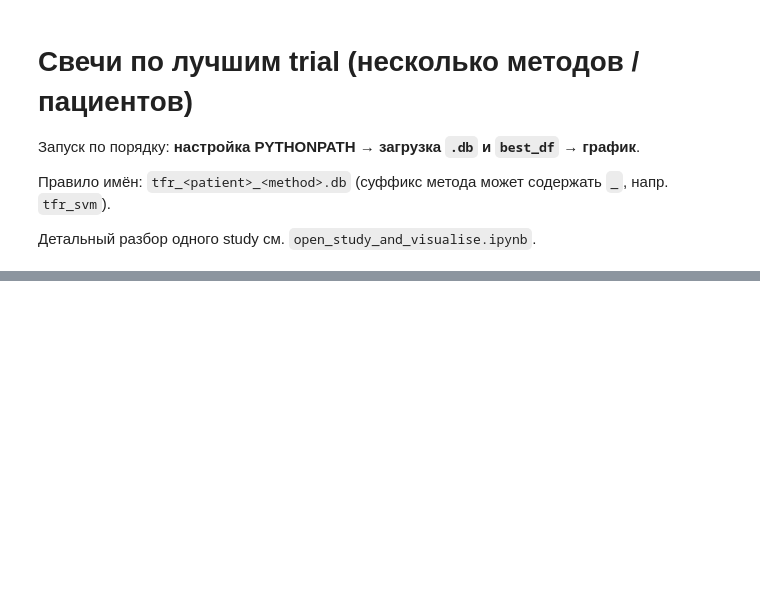
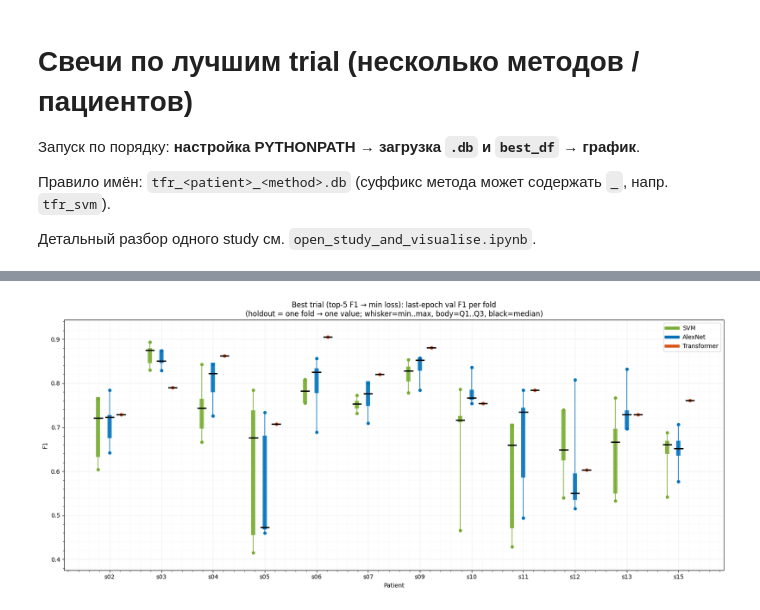
Before and after one commit to slendersold/NeuronDeCo, a Jupyter notebook: notebooks/candlesticks_best_trials.ipynb, the cells around one changed output, grey strips where cells are left out. Saved outputs shown, nothing was run; the diff lists cells and outputs as text; code cells hidden in the pictures; blank space fills up the shorter version.

Commit message:
changes of visualisation ideas
changed how SVM is visualised and left results of the visualisation - candlesticks (transformer yet not with CV)

```diff
--- a/notebooks/candlesticks_best_trials.ipynb
+++ b/notebooks/candlesticks_best_trials.ipynb
@@ -57,7 +59,7 @@ def select_best_trial_top5_f1_then_min_loss(study):
 # method = суффикс после tfr_<patient>_ (transformer, alexnet, tfr_svm, …).
 RUN_DIRS = (
     Path("../../PreprocessedData/2026-04-01"),
-    # Path("../../PreprocessedData/2026-05-10"),
+    Path("../../PreprocessedData/2026-05-10"),
 )
 
 by_stem: dict[str, Path] = {}
@@ -137,7 +161,7 @@ if best_df.empty:
     raise RuntimeError("No best trials. Run previous cell first.")
 
 # Столбцы на графике (порядок). None → все методы из best_df + хвост «не упомянутые».
-METHODS_ORDER: list[str] | None = ["alexnet", "transformer", "tfr_svm"]
+METHODS_ORDER: list[str] | None = ["tfr_svm", "alexnet", "transformer"]
 
 
 def _last_epoch_f1_per_fold(row) -> np.ndarray:
@@ -164,14 +188,15 @@ def _last_epoch_f1_per_fold(row) -> np.ndarray:
 
 
 _default_method_labels = {
+    "tfr_svm": "SVM",
     "alexnet": "AlexNet",
     "transformer": "Transformer",
-    "tfr_svm": "TFR + SVM",
+
 }
 _default_method_colors = {
+    "tfr_svm": (0.466, 0.674, 0.188),
     "alexnet": (0.0, 0.447, 0.741),
     "transformer": (0.85, 0.325, 0.098),
-    "tfr_svm": (0.466, 0.674, 0.188),
 }
 
 
@@ -245,30 +270,32 @@ for m_idx, method in enumerate(methods_order):
         all_y.extend([vmin, vmax])
 
         ax.plot([x, x], [vmin, vmax], color=color, linewidth=1.2, alpha=0.95, zorder=2)
         ax.scatter([x, x], [vmin, vmax], color=color, s=22, zorder=3)
         ax.plot([x, x], [q1, q3], color=color, linewidth=7.0, alpha=0.88, zorder=4)
         ax.plot([x - box_width / 2, x + box_width / 2], [med, med], color="black", linewidth=2.2, zorder=5)
 
 ax.set_xticks(base_x)
 ax.set_xticklabels(patient_order)
 ax.set_xlabel("Patient")
 ax.set_ylabel("F1")
 ax.set_title(
     "Best trial (top-5 F1 → min loss): last-epoch val F1 per fold\n"
     "(holdout = one fold → one value; whisker=min..max, body=Q1..Q3, black=median)"
 )
 
 if all_y:
     ymin, ymax = min(all_y), max(all_y)
     pad = max(0.02, 0.08 * (ymax - ymin if ymax > ymin else 1.0))
     ax.set_ylim(ymin - pad, ymax + pad)
 
 legend_handles = [
     Line2D([0], [0], color=_color_for_method(m), lw=5, label=_label_for_method(m))
     for m in methods_order
     if not best_df[(best_df["method"] == m)].empty
 ]
 ax.legend(handles=legend_handles, loc="best", frameon=True)
 
 plt.tight_layout()
 plt.show()
+# %% [output]
+[figure, added]
```
Also changed, not shown: parts of 2 cells of this notebook.
